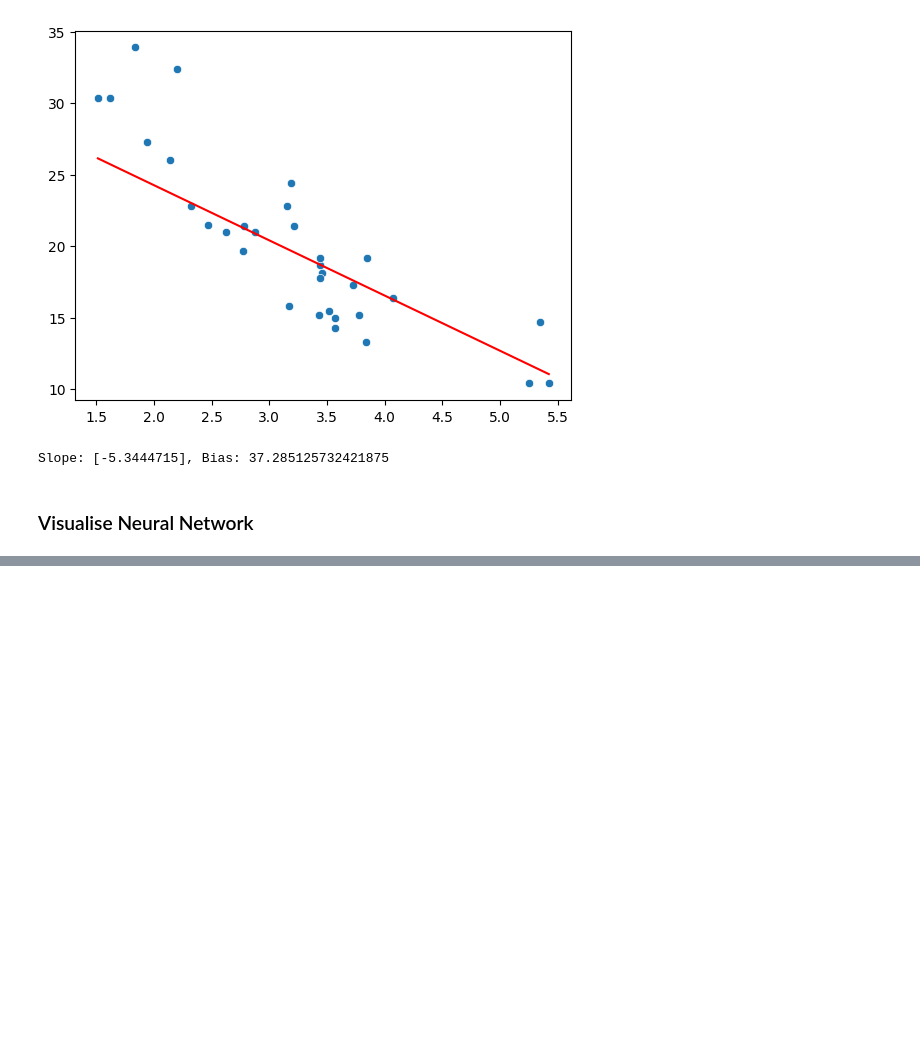
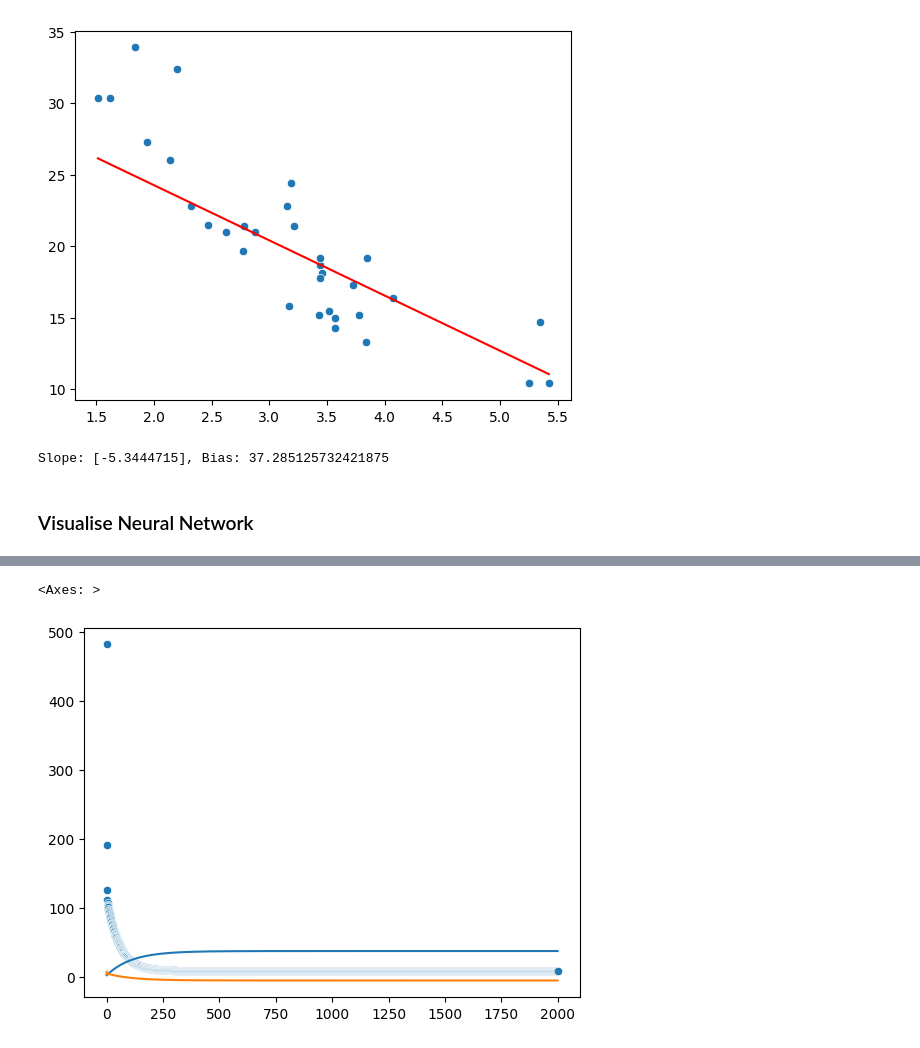
Before and after one commit to jai8004/Data-Science, a Jupyter notebook: DeepLearning/Basics/02.Basics_Pytorch_Model_Building.ipynb, the cells around one changed output, grey strips where cells are left out. Saved outputs shown, nothing was run; the diff lists cells and outputs as text; code cells hidden in the pictures; blank space fills up the shorter version.

```diff
--- a/DeepLearning/Basics/02.Basics_Pytorch_Model_Building.ipynb
+++ b/DeepLearning/Basics/02.Basics_Pytorch_Model_Building.ipynb
@@ -149,0 +212,32 @@ make_dot(loss_tensor)
+# %%
+# training
+
+losses, slope, bias = [], [], []
+NUM_EPOCHS = 2000
+for epoch in range(NUM_EPOCHS):
+
+    # set gradients to zero
+    optimizer.zero_grad()
+
+    # forward pass
+    y_pred = model(X)
+
+    # calculate loss
+    loss = loss_fun(y_pred, y_true)
+    loss.backward()
+
+    # update parameters
+    optimizer.step()
+
+    # get parameters
+    for name, param in model.named_parameters():
+        if param.requires_grad:
+            if name == 'linear.weight':
+                slope.append(param.data.numpy()[0][0])
+            if name == 'linear.bias':
+                bias.append(param.data.numpy()[0])
+     # store loss
+    losses.append(float(loss.data))
+    # print loss
+    if (epoch % 100 == 0):
+        print(f"Epoch {epoch}, Loss: {loss.data}")
@@ -149,0 +265,11 @@ make_dot(loss_tensor)
+# %%
+# %% visualise model training
+sns.scatterplot(x=range(NUM_EPOCHS), y=losses)
+
+#%% visualise the bias development
+sns.lineplot(x=range(NUM_EPOCHS), y=bias)
+#%% visualise the slope development
+sns.lineplot(x=range(NUM_EPOCHS), y=slope)
+# %% [output]
+<Axes: >
+[figure, added]
```
Also changed, not shown: parts of 11 cells of this notebook.
